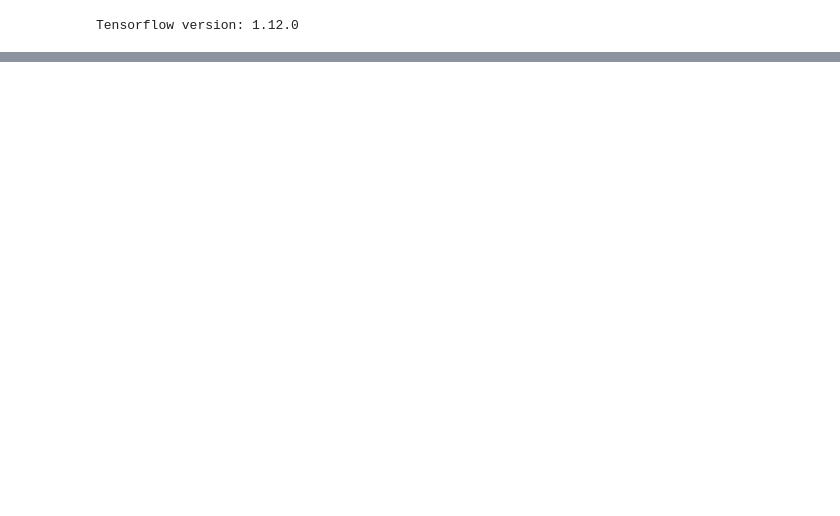
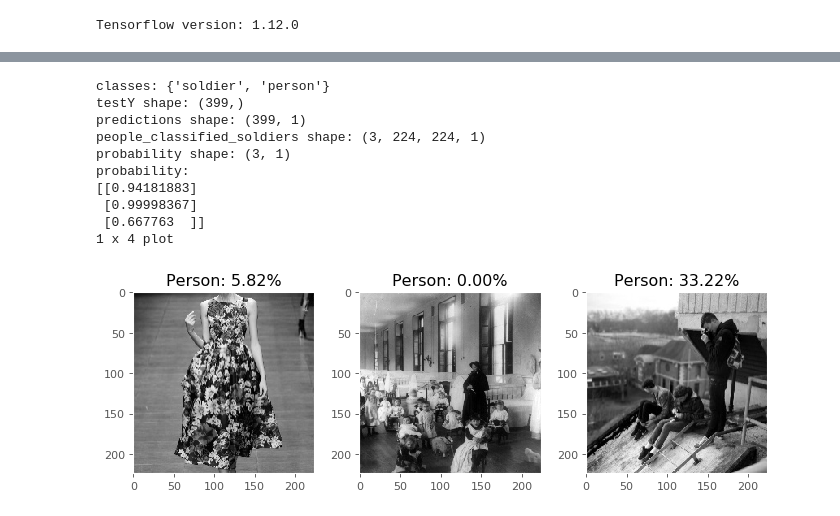
Before and after one commit to badtyprr/start-learning, a Jupyter notebook: soldiers-civilians.ipynb, the cells around one changed output, grey strips where cells are left out. Saved outputs shown, nothing was run; the diff lists cells and outputs as text; code cells hidden in the pictures; blank space fills up the shorter version.

```diff
--- a/soldiers-civilians.ipynb
+++ b/soldiers-civilians.ipynb
@@ -282,34 +559,55 @@ print('testY shape: {}'.format(testY.shape))
 print('predictions shape: {}'.format(predictions.shape))
 people_classified_soldiers = testX[np.logical_and(testY == 0, np.squeeze(predictions) == 1)]
 try:
     probability = predictions_probability[np.logical_and(testY == 0, np.squeeze(predictions) == 1)]
 except NameError:
     pass
 print('people_classified_soldiers shape: {}'.format(people_classified_soldiers.shape))
 print('probability shape: {}'.format(probability.shape))
 print('probability: \n{}'.format(probability))
 # Draw figure
 if people_classified_soldiers.shape[0] > 0:
     IMAGES_PER_ROW = 4
     rows = (people_classified_soldiers.shape[0] // IMAGES_PER_ROW) + 1
     f = plt.figure(
         num=2,
         figsize=(14, int(14*rows/float(IMAGES_PER_ROW))),
         dpi=80,
         facecolor='w',
         edgecolor='k'
     )
     print('{} x {} plot'.format(rows, IMAGES_PER_ROW))
     for subidx in range(people_classified_soldiers.shape[0]):
         # subplot is 1-indexed
         plt.subplot(rows, IMAGES_PER_ROW, subidx+1)
         f.gca().grid(False)
         try:
             plt.title('Person: {0:.2f}%'.format(np.asscalar(1.0-probability[subidx])*100.0))
         except NameError:
             pass
-        plt.imshow(people_classified_soldiers[subidx][..., ::-1])
+
+        if(people_classified_soldiers[subidx][..., ::-1].shape[2] < 3):
+            # Convert to RGB, since pyplot need RGB images
+            plt.imshow(cv2.cvtColor(
+                (people_classified_soldiers[subidx][..., ::-1]*255.0).astype(np.uint8),
+                cv2.COLOR_GRAY2RGB
+            ))
+        else:
+            plt.imshow(people_classified_soldiers[subidx][..., ::-1])
+
     plt.show()
+# %% [output]
+classes: {'soldier', 'person'}
+testY shape: (399,)
+predictions shape: (399, 1)
+people_classified_soldiers shape: (3, 224, 224, 1)
+probability shape: (3, 1)
+probability:
+[[0.94181883]
+ [0.99998367]
+ [0.667763  ]]
+1 x 4 plot
+[figure, added]
 # %%
 # Save the model!
 model.save_weights(r'T:\temp\simeon\dataset\{}_mnv2_soldier-person_StratifiedKFold10_weights.h5'.format(timestamp))
```
Also changed, not shown: parts of 4 cells of this notebook, 1 other file.
